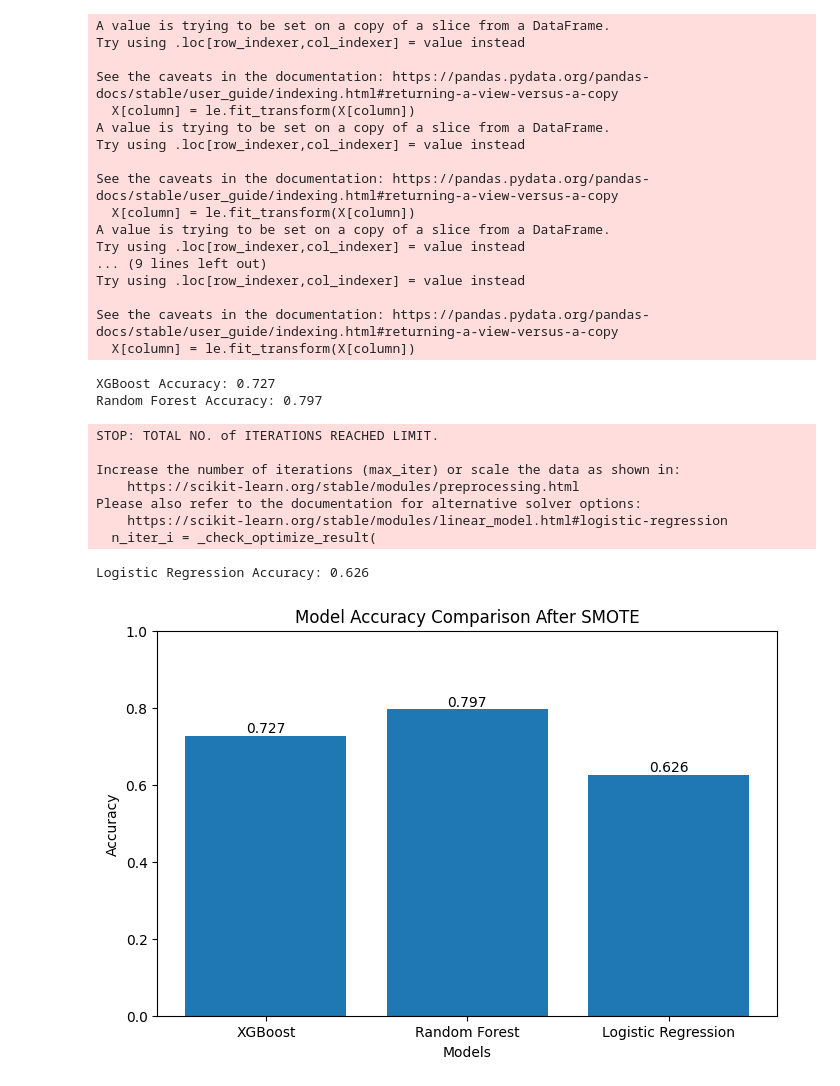
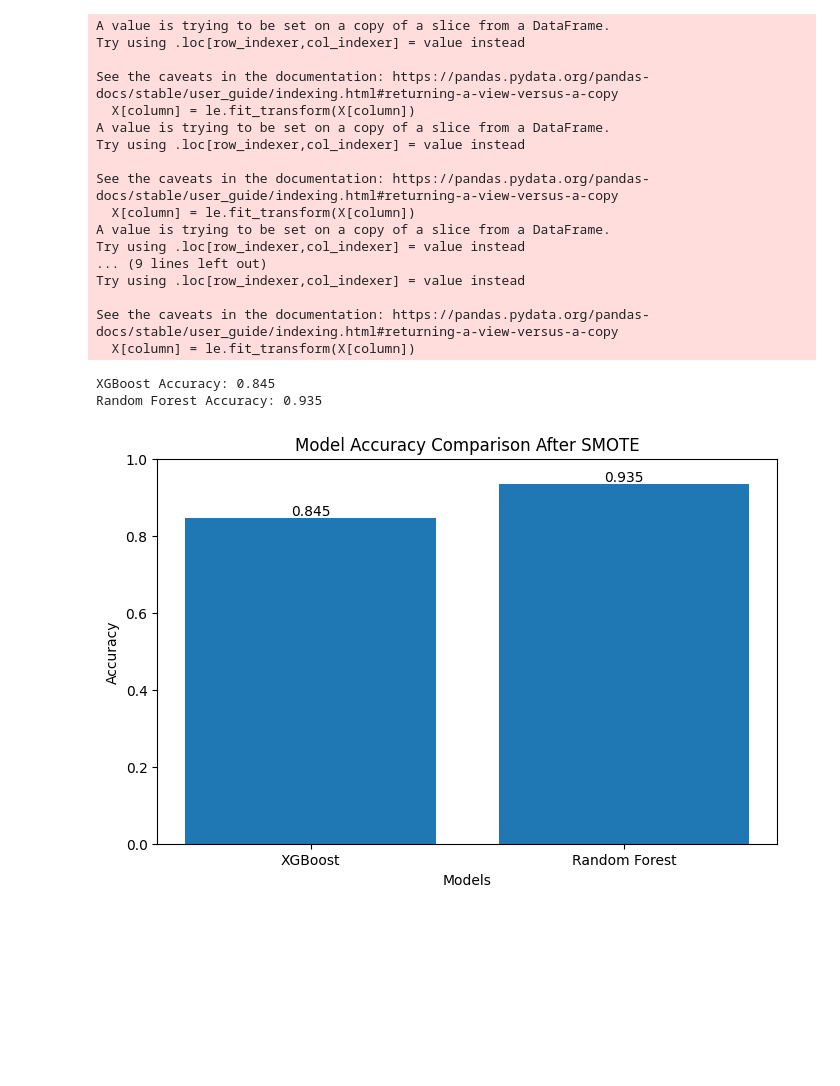
Before and after one commit to Jebolwski/earthquake-damage, a Jupyter notebook: structure.ipynb, the cells around one changed output. Saved outputs shown, nothing was run; the diff lists cells and outputs as text; code cells hidden in the pictures; blank space fills up the shorter version.

```diff
--- a/structure.ipynb
+++ b/structure.ipynb
@@ -132,0 +117,12 @@ b
+# %%
+# prompt: damage_grade'i 3 olup'da count_floors_pre_eq'su count_floors_post_eq'su ile eşit olan satırları sil
+
+# Assuming 'b' is your DataFrame and it's already loaded and preprocessed as in your original code.
+
+b = b[~((b['damage_grade'] == 1) & (b['count_floors_pre_eq'] != b['count_floors_pre_eq']))]
+b = b[~((b['damage_grade'] == 2) & (b['count_floors_pre_eq'] == b['count_floors_post_eq']))]
+b = b[~((b['damage_grade'] == 3) & (b['count_floors_post_eq'] != 0))]
+
+b = b[~((b['damage_grade'] == 1) & (b['height_ft_pre_eq'] != b['height_ft_pre_eq']))]
+b = b[~((b['damage_grade'] == 2) & (b['height_ft_pre_eq'] == b['height_ft_post_eq']))]
+b = b[~((b['damage_grade'] == 3) & (b['height_ft_post_eq'] != 0))]
@@ -200,53 +213,45 @@ rf_accuracy = accuracy_score(y_test, rf_predictions)
 print("Random Forest Accuracy:", round(rf_accuracy, 3))
 
 # Logistic Regression
-logr = linear_model.LogisticRegression(max_iter=500)
-logr.fit(X_train, y_train)
-logr_predictions = logr.predict(X_test)
-logr_accuracy = accuracy_score(y_test, logr_predictions)
-print("Logistic Regression Accuracy:", round(logr_accuracy, 3))
+# logr = linear_model.LogisticRegression(max_iter=500)
+# logr.fit(X_train, y_train)
+# logr_predictions = logr.predict(X_test)
+# logr_accuracy = accuracy_score(y_test, logr_predictions)
+# print("Logistic Regression Accuracy:", round(logr_accuracy, 3))
 
 # Doğruluk oranlarını görselleştirme
-model_names = ['XGBoost', 'Random Forest', 'Logistic Regression']
-accuracies = [xgb_accuracy, rf_accuracy, logr_accuracy]
+model_names = ['XGBoost', 'Random Forest']
+accuracies = [xgb_accuracy, rf_accuracy]
 
 plt.figure(figsize=(8, 5))
-plt.bar(model_names, accuracies, color=['blue', 'green', 'orange'])
+plt.bar(model_names, accuracies, color=['blue', 'green'])
 plt.ylim(0, 1)
 plt.title("Model Accuracy Comparison After SMOTE")
 plt.xlabel("Models")
 plt.ylabel("Accuracy")
 plt.bar_label(plt.bar(model_names, accuracies), fmt='%.3f')
 plt.show()
 # %% [output]
 A value is trying to be set on a copy of a slice from a DataFrame.
 Try using .loc[row_indexer,col_indexer] = value instead
 
 See the caveats in the documentation: https://pandas.pydata.org/pandas-docs/stable/user_guide/indexing.html#returning-a-view-versus-a-copy
   X[column] = le.fit_transform(X[column])
 A value is trying to be set on a copy of a slice from a DataFrame.
 Try using .loc[row_indexer,col_indexer] = value instead
 
 See the caveats in the documentation: https://pandas.pydata.org/pandas-docs/stable/user_guide/indexing.html#returning-a-view-versus-a-copy
   X[column] = le.fit_transform(X[column])
 A value is trying to be set on a copy of a slice from a DataFrame.
 Try using .loc[row_indexer,col_indexer] = value instead
 ... (9 lines left out)
 Try using .loc[row_indexer,col_indexer] = value instead
 
 See the caveats in the documentation: https://pandas.pydata.org/pandas-docs/stable/user_guide/indexing.html#returning-a-view-versus-a-copy
   X[column] = le.fit_transform(X[column])
-XGBoost Accuracy: 0.727
-Random Forest Accuracy: 0.797
+XGBoost Accuracy: 0.845
+Random Forest Accuracy: 0.935
-STOP: TOTAL NO. of ITERATIONS REACHED LIMIT.
-
-Increase the number of iterations (max_iter) or scale the data as shown in:
-    https://scikit-learn.org/stable/modules/preprocessing.html
-Please also refer to the documentation for alternative solver options:
-    https://scikit-learn.org/stable/modules/linear_model.html#logistic-regression
-  n_iter_i = _check_optimize_result(
-Logistic Regression Accuracy: 0.626
-[figure, old version]
+[figure, new version]
 # %%
 import pandas as pd
 import numpy as np
```
Also changed, not shown: parts of 5 cells of this notebook.
